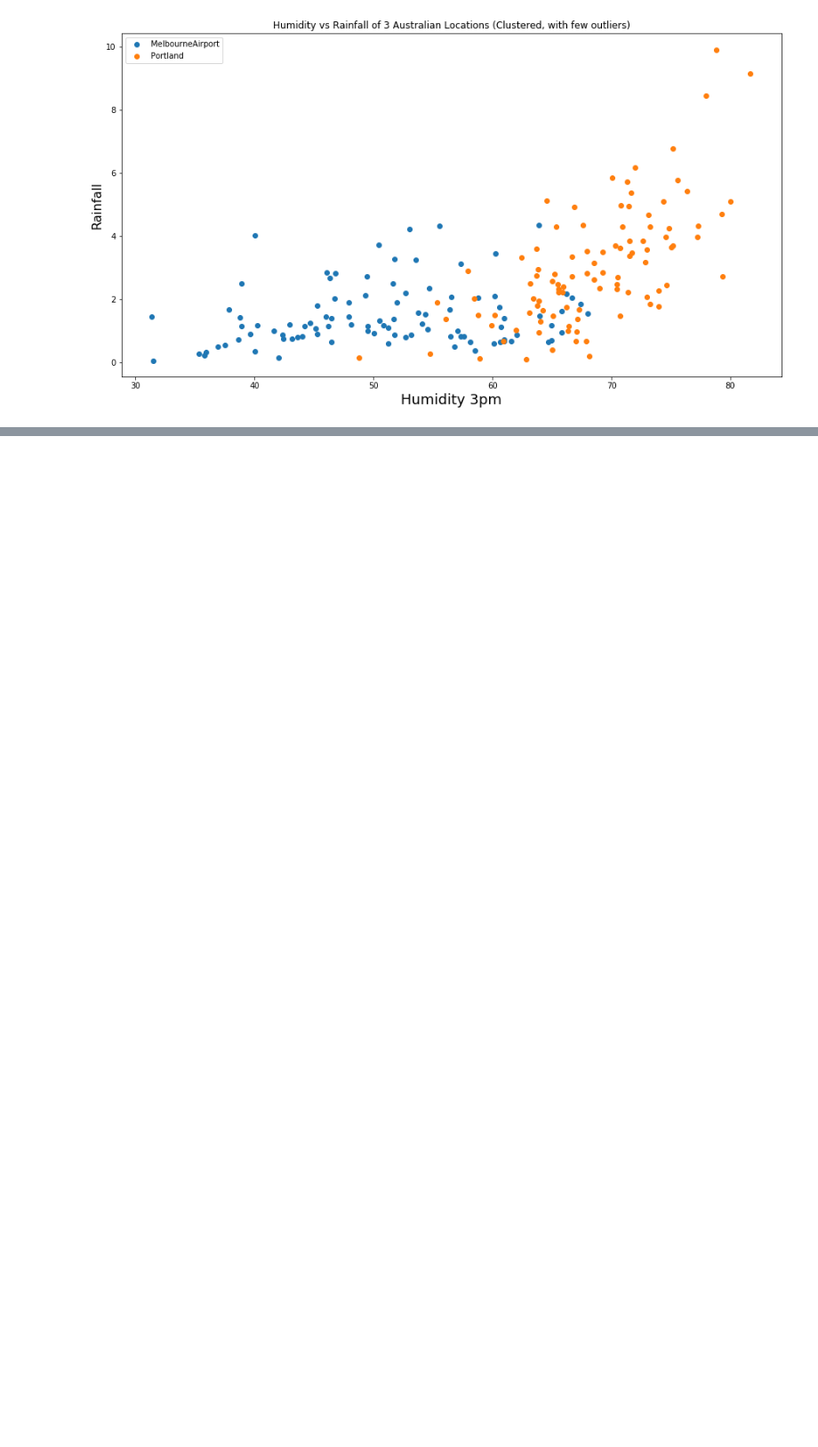
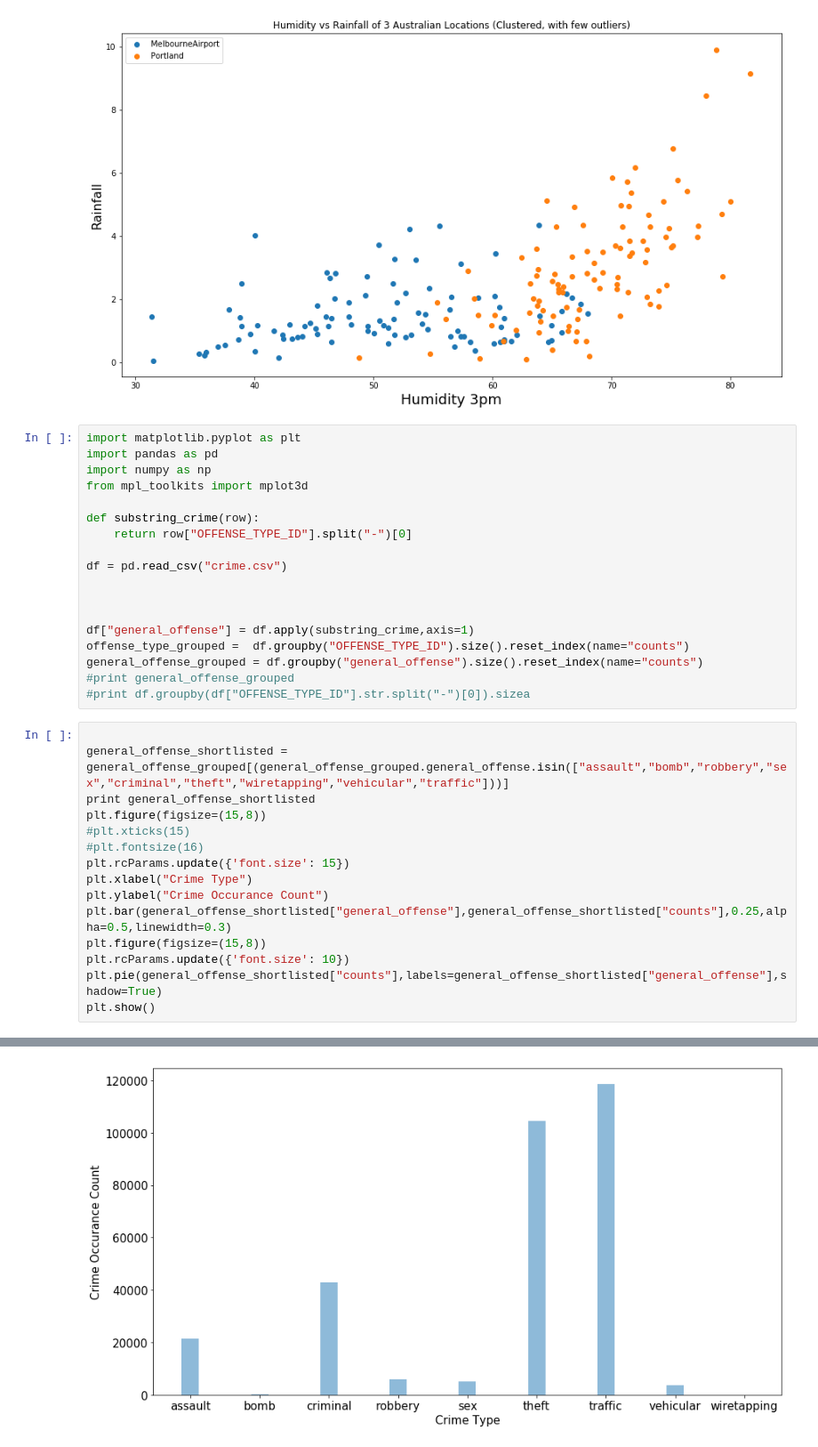
Before and after one commit to anirudhnarayanan/ITCS-6156-Machine-Learning, a Jupyter notebook: Assignment/assignment-1/Assignment1.ipynb, the cells around one changed output, grey strips where cells are left out. Shown at 89% size. Cells and saved outputs as stored; diff of their text form; blank space fills up the shorter version.

```diff
--- a/Assignment/assignment-1/Assignment1.ipynb
+++ b/Assignment/assignment-1/Assignment1.ipynb
@@ -323,3 +323,37 @@ for name,group in canberra_rainfall_df.groupby("Location"):
 [figure]
 [figure]
 [figure]
+# %%
+import matplotlib.pyplot as plt
+import pandas as pd
+import numpy as np
+from mpl_toolkits import mplot3d
+
+def substring_crime(row):
+    return row["OFFENSE_TYPE_ID"].split("-")[0]
+
+df = pd.read_csv("crime.csv")
+
+
+
+df["general_offense"] = df.apply(substring_crime,axis=1)
+offense_type_grouped =  df.groupby("OFFENSE_TYPE_ID").size().reset_index(name="counts")
+general_offense_grouped = df.groupby("general_offense").size().reset_index(name="counts")
+#print general_offense_grouped
+#print df.groupby(df["OFFENSE_TYPE_ID"].str.split("-")[0]).sizea
+# %%
+
+general_offense_shortlisted = general_offense_grouped[(general_offense_grouped.general_offense.isin(["assault","bomb","robbery","sex","criminal","theft","wiretapping","vehicular","traffic"]))]
+print general_offense_shortlisted
+plt.figure(figsize=(15,8))
+#plt.xticks(15)
+#plt.fontsize(16)
+plt.rcParams.update({'font.size': 15})
+plt.xlabel("Crime Type")
+plt.ylabel("Crime Occurance Count")
+plt.bar(general_offense_shortlisted["general_offense"],general_offense_shortlisted["counts"],0.25,alpha=0.5,linewidth=0.3)
+plt.figure(figsize=(15,8))
+plt.rcParams.update({'font.size': 10})
+plt.pie(general_offense_shortlisted["counts"],labels=general_offense_shortlisted["general_offense"],shadow=True)
+plt.show()
+# %% [output]
@@ -325,0 +370 @@ for name,group in canberra_rainfall_df.groupby("Location"):
+[figure, added]
```
Also changed, not shown: parts of 1 cell of this notebook.
